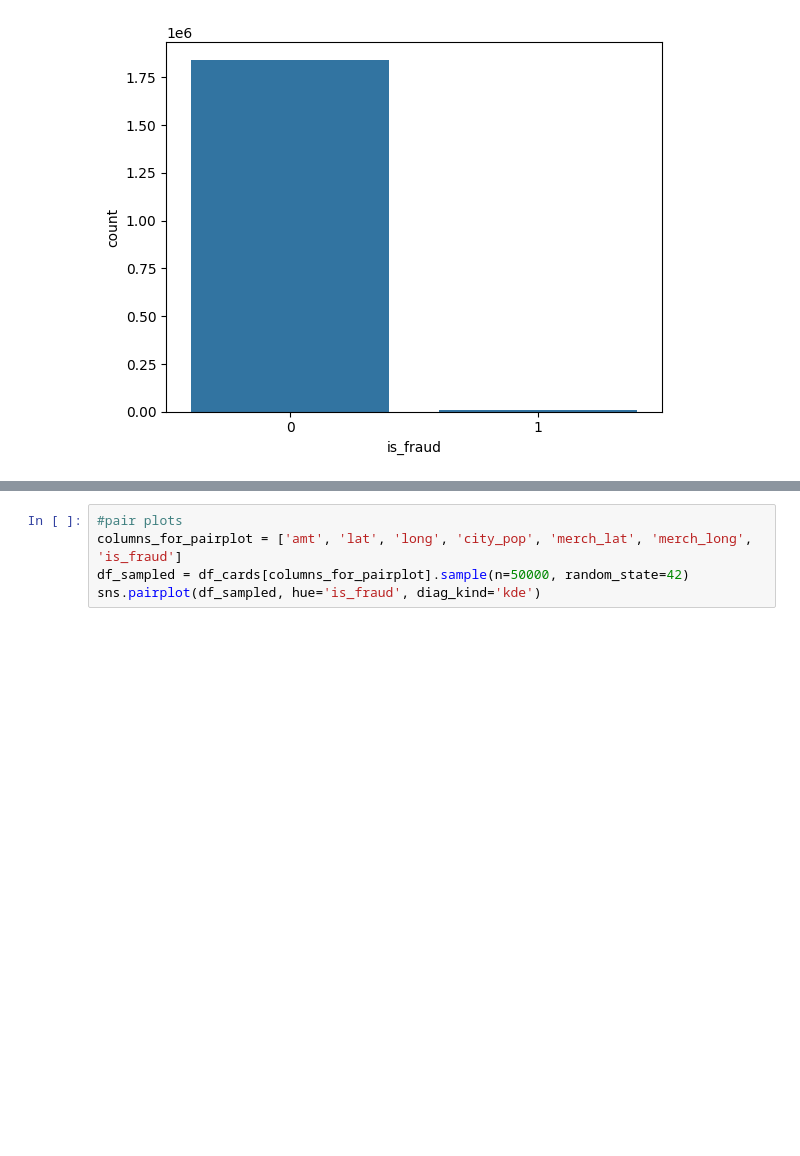
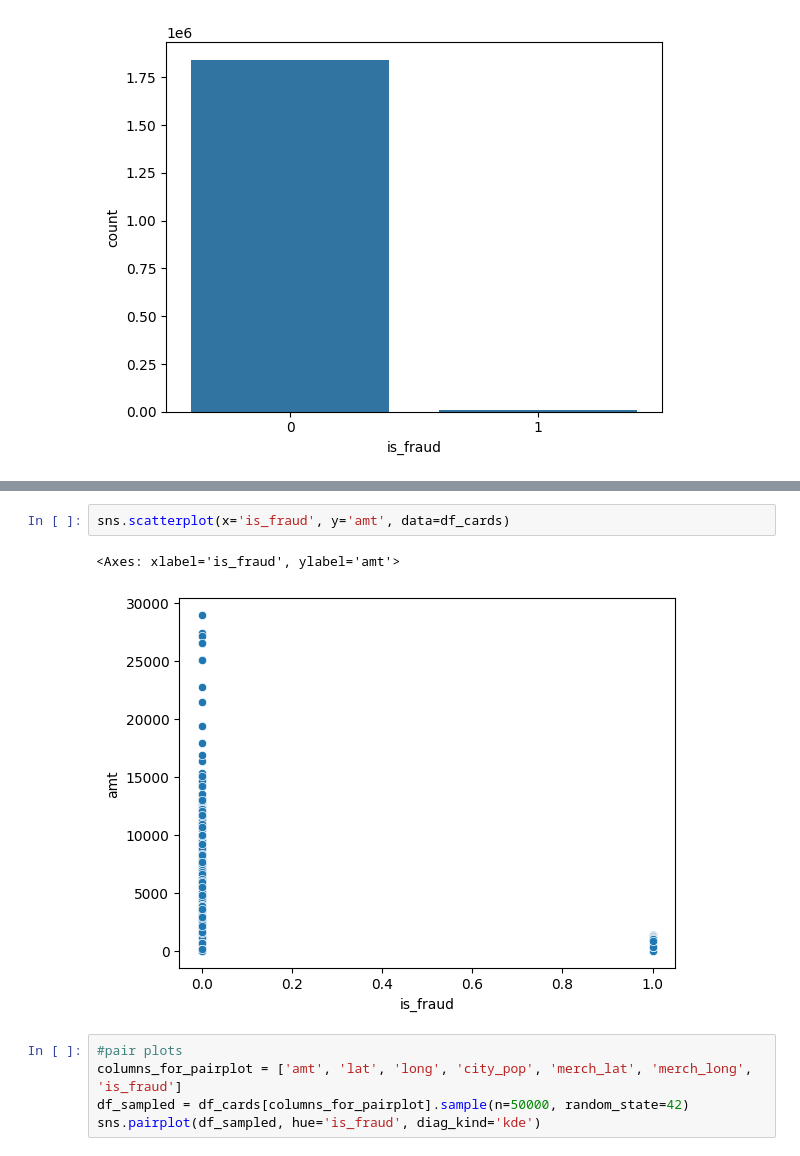
Before and after one commit to danieligelnik/CCFraudProject, a Jupyter notebook: DS_project.ipynb, the cells around one changed output, grey strips where cells are left out. Cells and saved outputs as stored; diff of their text form; blank space fills up the shorter version.

```diff
--- a/DS_project.ipynb
+++ b/DS_project.ipynb
@@ -169,3 +165,8 @@ plt.xticks(rotation=45)
+# %%
+sns.scatterplot(x='is_fraud', y='amt', data=df_cards)
+# %% [output]
+<Axes: xlabel='is_fraud', ylabel='amt'>
+[figure, added]
 # %%
 #pair plots
 columns_for_pairplot = ['amt', 'lat', 'long', 'city_pop', 'merch_lat', 'merch_long', 'is_fraud']
```
Also changed, not shown: parts of 4 cells of this notebook.
